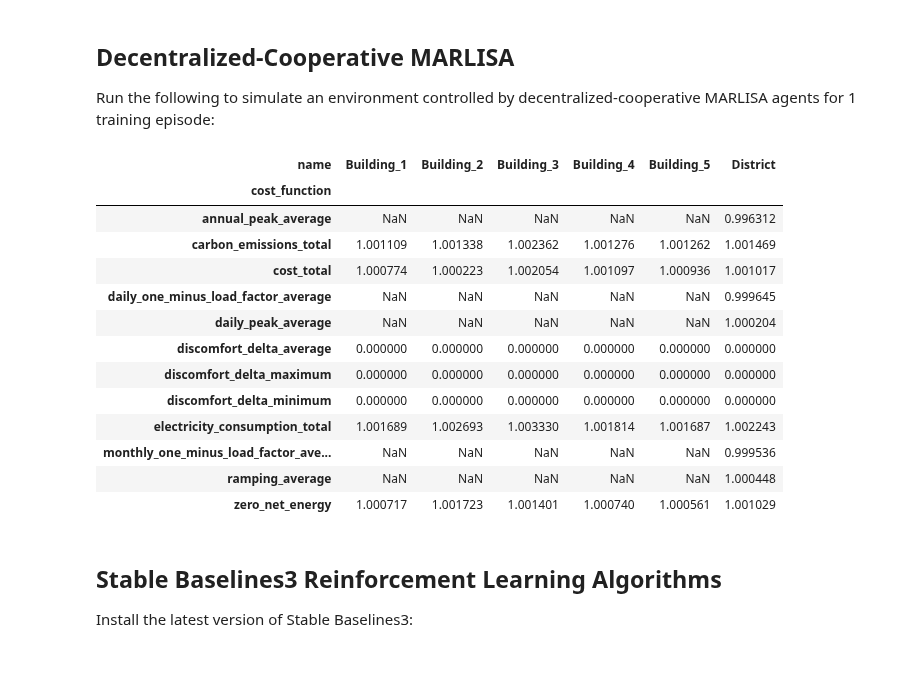
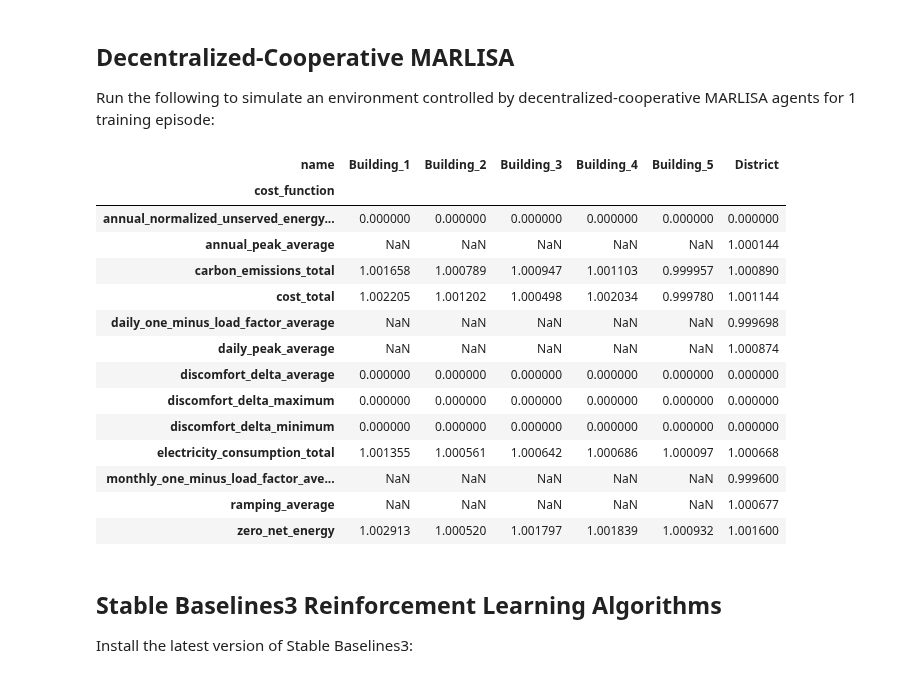
Before and after one commit to intelligent-environments-lab/CityLearn, a Jupyter notebook: examples/quickstart.ipynb, the cells around one changed output. Saved outputs shown, nothing was run; the diff lists cells and outputs as text; code cells hidden in the pictures.

```diff
--- a/examples/quickstart.ipynb
+++ b/examples/quickstart.ipynb
@@ -77,32 +79,33 @@ display(kpis)
 Run the following to simulate an environment controlled by decentralized-cooperative MARLISA agents for 1 training episode:
 # %%
 from citylearn.agents.marlisa import MARLISA as RLAgent
-from citylearn.citylearn import CityLearnEnv, EvaluationCondition
+from citylearn.citylearn import CityLearnEnv
 
 dataset_name = 'citylearn_challenge_2022_phase_1'
 env = CityLearnEnv(dataset_name, central_agent=False, simulation_end_time_step=1000)
 model = RLAgent(env)
 model.learn(episodes=2, deterministic_finish=True)
 
-kpis = model.env.evaluate(baseline_condition=EvaluationCondition.WITHOUT_STORAGE_BUT_WITH_PARTIAL_LOAD_AND_PV)
+kpis = model.env.evaluate()
 kpis = kpis.pivot(index='cost_function', columns='name', values='value')
 kpis = kpis.dropna(how='all')
 display(kpis)
 # %% [output]
 | name | Building_1 | Building_2 | Building_3 | Building_4 | Building_5 | District |
 | cost_function |  |  |  |  |  |  |
-| annual_peak_average | NaN | NaN | NaN | NaN | NaN | 0.996312 |
-| carbon_emissions_total | 1.001109 | 1.001338 | 1.002362 | 1.001276 | 1.001262 | 1.001469 |
-| cost_total | 1.000774 | 1.000223 | 1.002054 | 1.001097 | 1.000936 | 1.001017 |
-| daily_one_minus_load_factor_average | NaN | NaN | NaN | NaN | NaN | 0.999645 |
-| daily_peak_average | NaN | NaN | NaN | NaN | NaN | 1.000204 |
+| annual_normalized_unserved_energy... | 0.000000 | 0.000000 | 0.000000 | 0.000000 | 0.000000 | 0.000000 |
+| annual_peak_average | NaN | NaN | NaN | NaN | NaN | 1.000144 |
+| carbon_emissions_total | 1.001658 | 1.000789 | 1.000947 | 1.001103 | 0.999957 | 1.000890 |
+| cost_total | 1.002205 | 1.001202 | 1.000498 | 1.002034 | 0.999780 | 1.001144 |
+| daily_one_minus_load_factor_average | NaN | NaN | NaN | NaN | NaN | 0.999698 |
+| daily_peak_average | NaN | NaN | NaN | NaN | NaN | 1.000874 |
 | discomfort_delta_average | 0.000000 | 0.000000 | 0.000000 | 0.000000 | 0.000000 | 0.000000 |
 | discomfort_delta_maximum | 0.000000 | 0.000000 | 0.000000 | 0.000000 | 0.000000 | 0.000000 |
 | discomfort_delta_minimum | 0.000000 | 0.000000 | 0.000000 | 0.000000 | 0.000000 | 0.000000 |
-| electricity_consumption_total | 1.001689 | 1.002693 | 1.003330 | 1.001814 | 1.001687 | 1.002243 |
-| monthly_one_minus_load_factor_ave... | NaN | NaN | NaN | NaN | NaN | 0.999536 |
-| ramping_average | NaN | NaN | NaN | NaN | NaN | 1.000448 |
-| zero_net_energy | 1.000717 | 1.001723 | 1.001401 | 1.000740 | 1.000561 | 1.001029 |
+| electricity_consumption_total | 1.001355 | 1.000561 | 1.000642 | 1.000686 | 1.000097 | 1.000668 |
+| monthly_one_minus_load_factor_ave... | NaN | NaN | NaN | NaN | NaN | 0.999600 |
+| ramping_average | NaN | NaN | NaN | NaN | NaN | 1.000677 |
+| zero_net_energy | 1.002913 | 1.000520 | 1.001797 | 1.001839 | 1.000932 | 1.001600 |
 # %% [markdown]
 ## Stable Baselines3 Reinforcement Learning Algorithms
 
```
Also changed, not shown: parts of 5 cells of this notebook.
